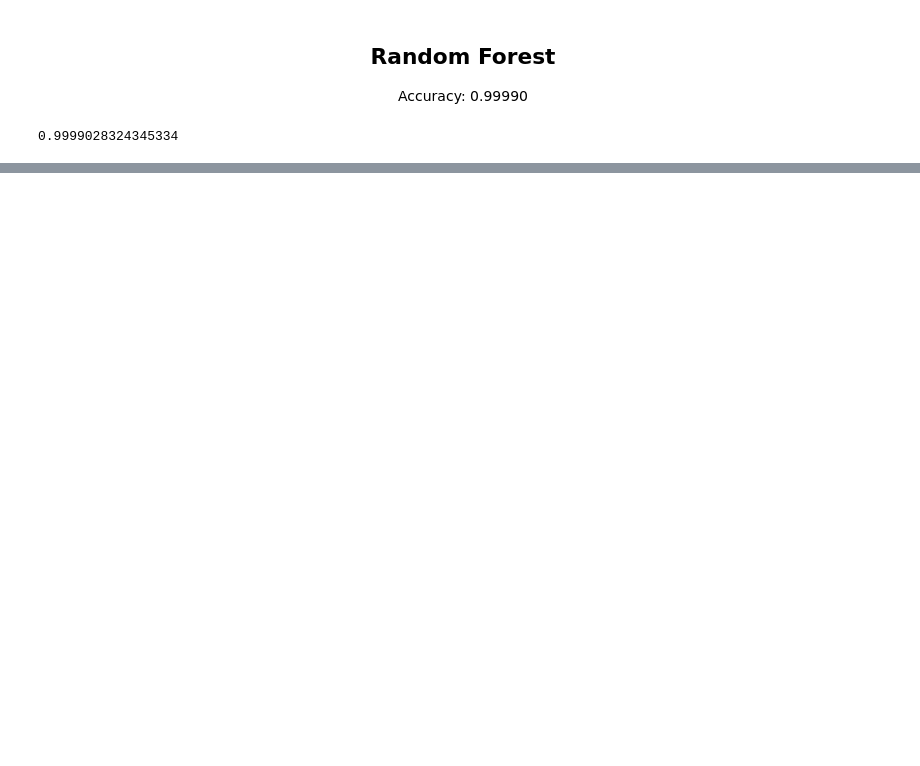
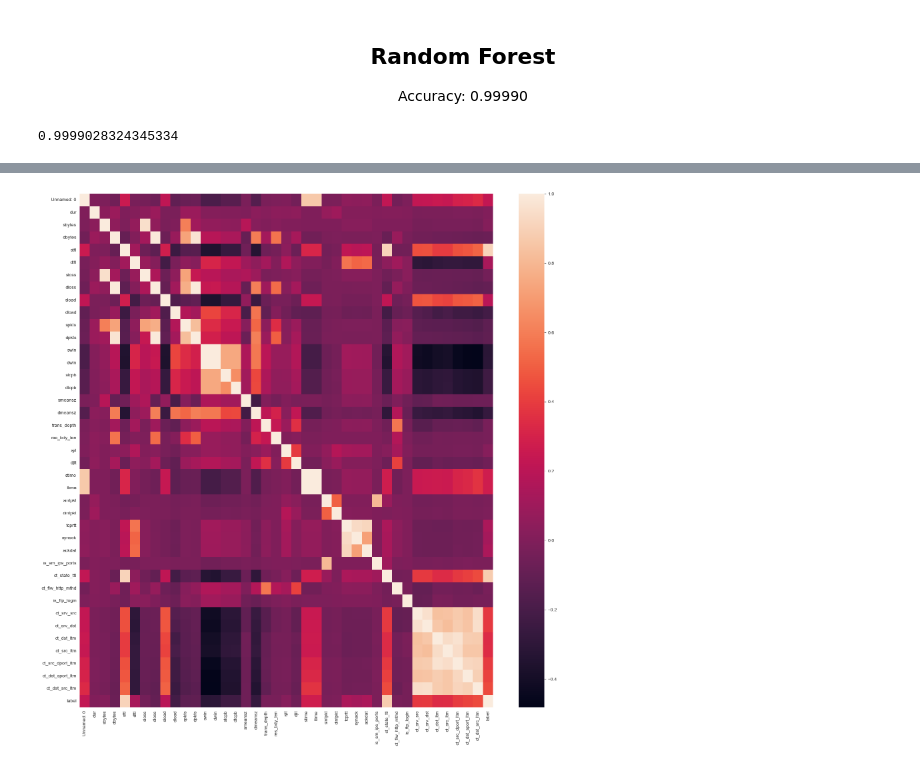
Before and after one commit to Pereli/NIDS, a Jupyter notebook: notebooks/more_modeling.ipynb, the cells around one changed output, grey strips where cells are left out. Saved outputs shown, nothing was run; the diff lists cells and outputs as text; code cells hidden in the pictures; blank space fills up the shorter version.

```diff
--- a/notebooks/more_modeling.ipynb
+++ b/notebooks/more_modeling.ipynb
@@ -69,0 +153,9 @@ accuracy_score(y_test, y_pred_rf)
+# %%
+df = pd.read_csv('../data/ids_limpio.csv')
+# %%
+# let's check correlations
+
+plt.figure(figsize=(20,20))
+sns.heatmap(df.corr());
+# %% [output]
+[figure, added]
```
Also changed, not shown: parts of 29 cells of this notebook, 7 other files.
